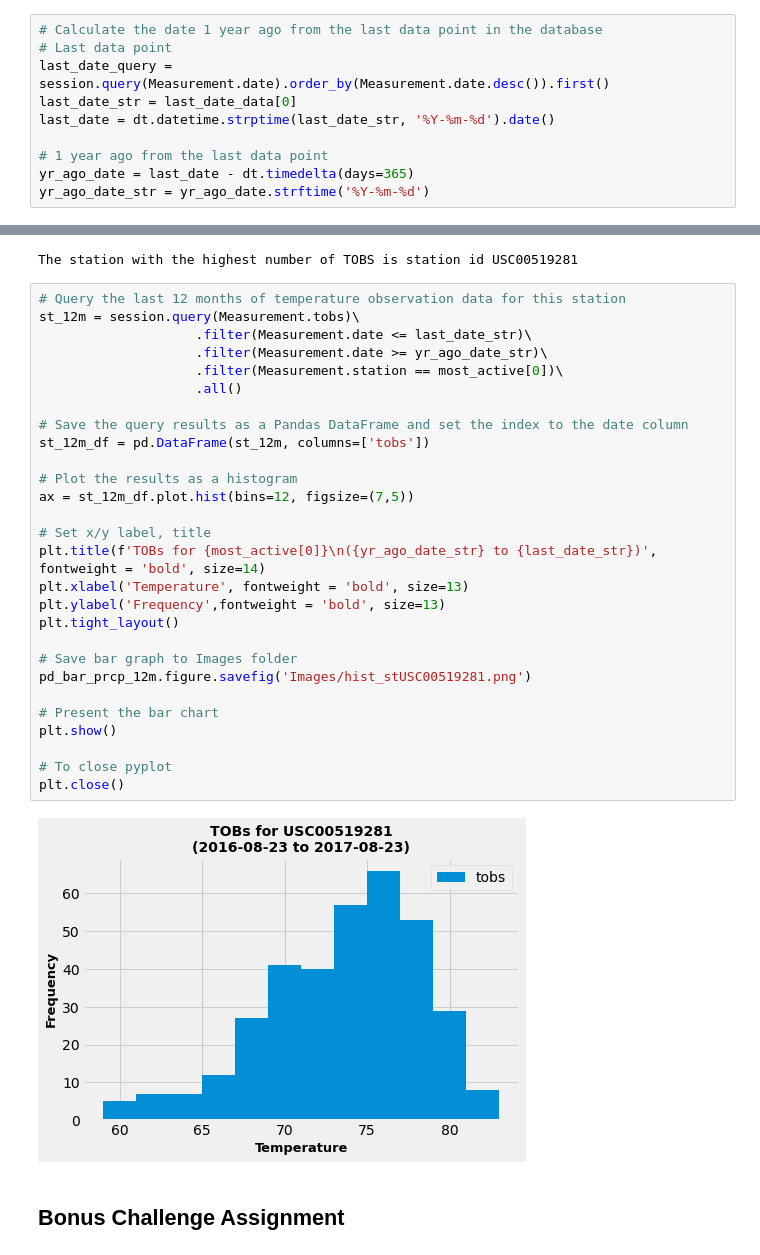
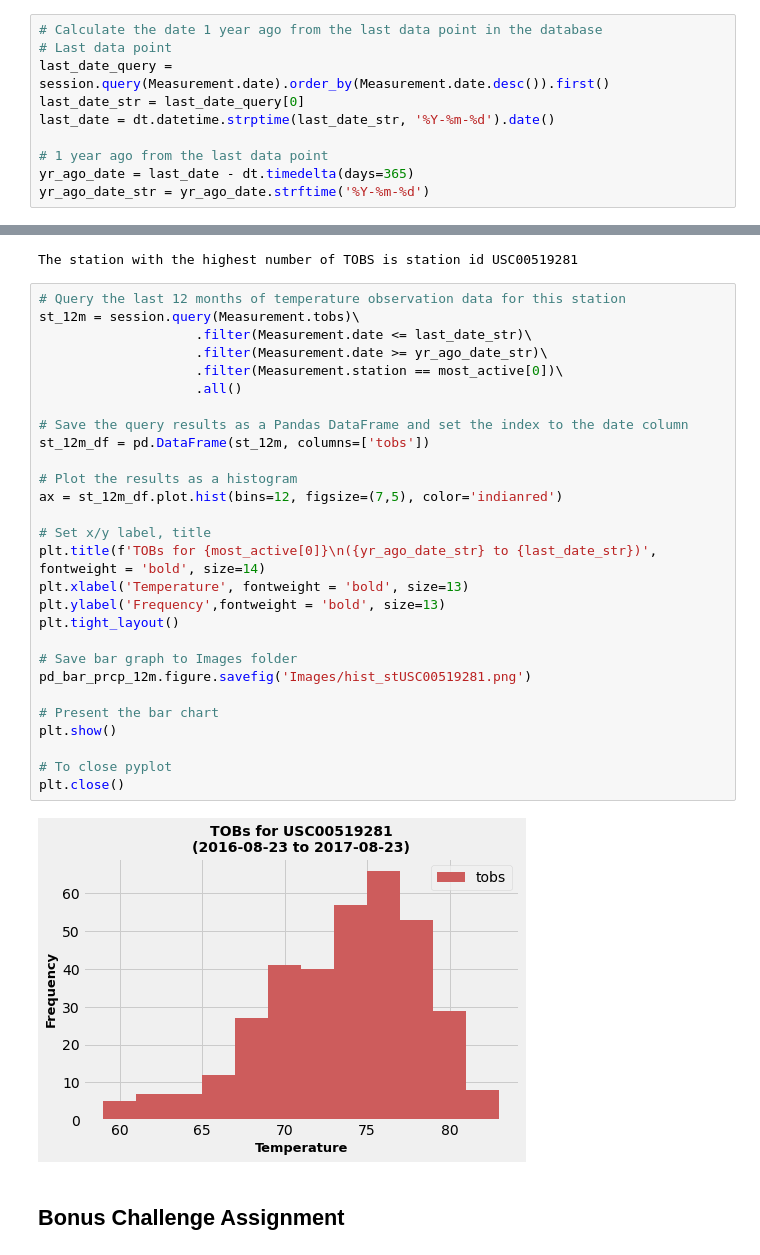
Before and after one commit to abpuccini/sqlalchemy-challenge, a Jupyter notebook: climate_honolulu.ipynb, the cells around one changed output, grey strips where cells are left out. Saved outputs shown, nothing was run; the diff lists cells and outputs as text.

```diff
--- a/climate_honolulu.ipynb
+++ b/climate_honolulu.ipynb
@@ -46,7 +45,7 @@ session = Session(engine)
 # Calculate the date 1 year ago from the last data point in the database
 # Last data point
 last_date_query = session.query(Measurement.date).order_by(Measurement.date.desc()).first()
-last_date_str = last_date_data[0]
+last_date_str = last_date_query[0]
 last_date = dt.datetime.strptime(last_date_str, '%Y-%m-%d').date()
 
 # 1 year ago from the last data point
@@ -159,33 +158,33 @@ The station with the highest number of TOBS is station id USC00519281
 # %%
 # Query the last 12 months of temperature observation data for this station
 st_12m = session.query(Measurement.tobs)\
                     .filter(Measurement.date <= last_date_str)\
                     .filter(Measurement.date >= yr_ago_date_str)\
                     .filter(Measurement.station == most_active[0])\
                     .all()
 
 # Save the query results as a Pandas DataFrame and set the index to the date column
 st_12m_df = pd.DataFrame(st_12m, columns=['tobs'])
 
 # Plot the results as a histogram
-ax = st_12m_df.plot.hist(bins=12, figsize=(7,5))
+ax = st_12m_df.plot.hist(bins=12, figsize=(7,5), color='indianred')
 
 # Set x/y label, title
 plt.title(f'TOBs for {most_active[0]}\n({yr_ago_date_str} to {last_date_str})', fontweight = 'bold', size=14)
 plt.xlabel('Temperature', fontweight = 'bold', size=13)
 plt.ylabel('Frequency',fontweight = 'bold', size=13)
 plt.tight_layout()
 
 # Save bar graph to Images folder
 pd_bar_prcp_12m.figure.savefig('Images/hist_stUSC00519281.png')
 
 # Present the bar chart
 plt.show()
 
 # To close pyplot
 plt.close()
 # %% [output]
-[figure, old version]
+[figure, new version]
 # %% [markdown]
 ## Bonus Challenge Assignment
 # %%
```
Also changed, not shown: parts of 3 cells of this notebook, 1 other file.
